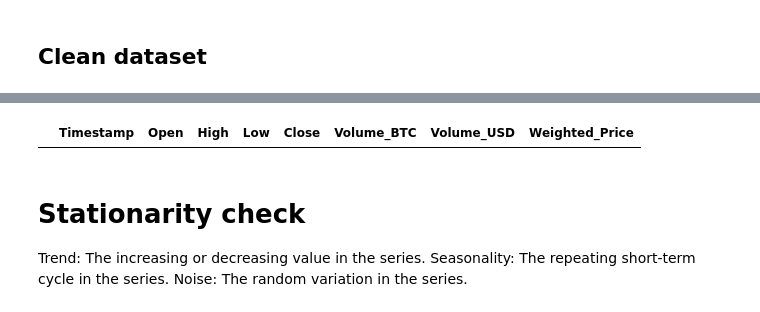
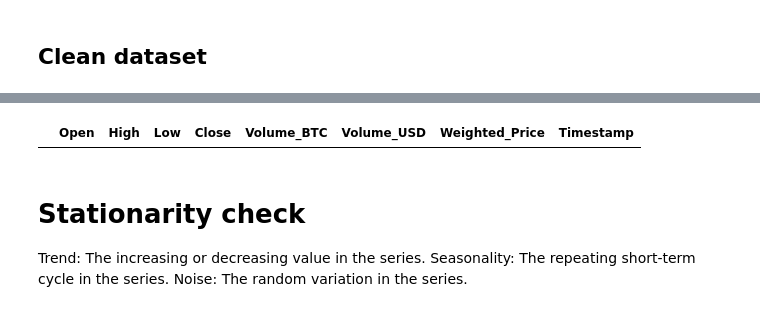
Before and after one commit to ZarthaxX/aa-tp-crypto, a Jupyter notebook: Untitled.ipynb, the cells around one changed output, grey strips where cells are left out. Cells and saved outputs as stored; diff of their text form; code cells hidden in the pictures.

```diff
--- a/Untitled.ipynb
+++ b/Untitled.ipynb
@@ -213,10 +205,12 @@ bitcoin_hist[bitcoin_hist.isna().any(axis=1)]
 # %%
-pp=bitcoin_hist.interpolate(method='ffill')
+bitcoin=bitcoin_hist[['Open', 'High', 'Low', 'Close', 'Volume_BTC', 'Volume_USD',
+       'Weighted_Price']].interpolate(method='polynomial', order=3)
+bitcoin['Timestamp'] = bitcoin_hist.Timestamp
-# %%
-# amount of nan in the dataset
-pp[pp.isna().any(axis=1)]
-# %% [output]
-|  | Timestamp | Open | High | Low | Close | Volume_BTC | Volume_USD | Weighted_Price |
+# %%
+# amount of nan in the dataset
+bitcoin[bitcoin.isna().any(axis=1)]
+# %% [output]
+|  | Open | High | Low | Close | Volume_BTC | Volume_USD | Weighted_Price | Timestamp |
 # %% [markdown]
 # Stationarity check
 Trend: The increasing or decreasing value in the series.
```
Also changed, not shown: parts of 16 cells of this notebook, 1 other file.
